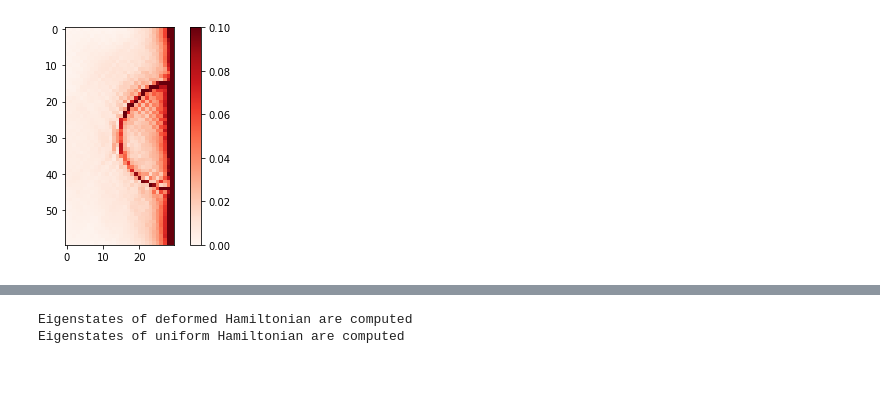
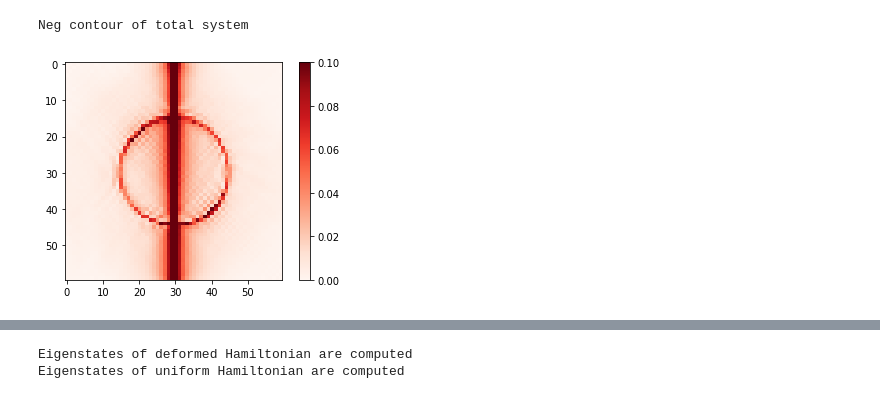
Before and after one commit to hassan-shap/DeformedCFT, a Jupyter notebook: twoD_quench_EE.ipynb, the cells around one changed output, grey strips where cells are left out. Drawn from its saved outputs; the diff is of its cells as text; code cells hidden in the pictures.

Commit message:
LogNeg contour is added

```diff
--- a/twoD_quench_EE.ipynb
+++ b/twoD_quench_EE.ipynb
@@ -78,7 +119,7 @@ Lx=60
 Ly=60
 N=Lx*Ly
 Lsub=int(N/2)
-Npt=int(N/2)
+Npt=int(N/2) #-400
 px=0
 py=0
 
@@ -91,10 +132,37 @@ H1=Amp*(H1_hop+H1_hop.T)/2
 print("Hamiltonian is constructed")
 E1,V1=np.linalg.eigh(H1)
 print("Eigenstates are found")
-GA=np.dot(V1[:Lsub,:Npt],V1[:Lsub,:Npt].T)
+Gt=np.dot(V1[:,:Npt],V1[:,:Npt].T) # note: here wf is real, no conj() is needed
+GA=Gt[:Lsub,:Lsub]
+# GA=np.dot(V1[:Lsub,:Npt],V1[:Lsub,:Npt].T)
 entcont1=vNent_contour(GA)
 vN_mat=np.reshape(entcont1,[int(Ly/2),Lx])
 print("Ent contour is computed")
+
+f1=pyplot.figure()
+pos=pyplot.imshow(np.real(vN_mat).T, cmap='Reds', vmin=0, vmax=0.1,
+                             interpolation='none')
+f1.colorbar(pos)
+pyplot.show()
+
+# LogNeg contour of whole sample
+# LNcont=Neg_contour(Lsub,Lsub,Gt)
+# LN_mat=np.reshape(LNcont,[Ly,Lx])
+# inds_A=[]
+# inds_B=[]
+# for i in range(Lsub):
+#     ix=i%Lx
+# #     iy=int(i/Lx)
+#     if ix< Lx/2 :
+#         inds_A.append(i)
+#     else:
+#         inds_B.append(i)
+# # inds_AB=np.concatenate((inds_A,inds_B))
+# # Gn=Gt[np.ix_(inds_AB,inds_AB)]
+# Gn=Gt[:Lsub,:Lsub]
+# LNcont=Neg_contour(inds_A,inds_B,Gn)
+# LN_mat=np.reshape(LNcont,[int(Ly/2),Lx])
+# print("Neg contour is computed")
 # %% [output]
 Hamiltonian is constructed
 Eigenstates are found
@@ -102,8 +171,14 @@ Ent contour is computed
 # %%
-f1=pyplot.figure()
-pos=pyplot.imshow(np.real(vN_mat).T, cmap='Reds', vmin=0, vmax=0.1,
+Gn=Gt
+LNcont=Neg_contour(range(Lsub),range(Lsub,N),Gn)
+LN_mat=np.reshape(LNcont,[Ly,Lx])
+print("Neg contour of total system")
+
+f2=pyplot.figure()
+pos=pyplot.imshow(np.real(LN_mat).T, cmap='Reds', vmin=0, vmax=0.1,
                              interpolation='none')
-f1.colorbar(pos)
+f2.colorbar(pos)
 pyplot.show()
 # %% [output]
+Neg contour of total system
-[figure, old version]
+[figure, new version]
```
Also changed, not shown: parts of 8 cells of this notebook.
